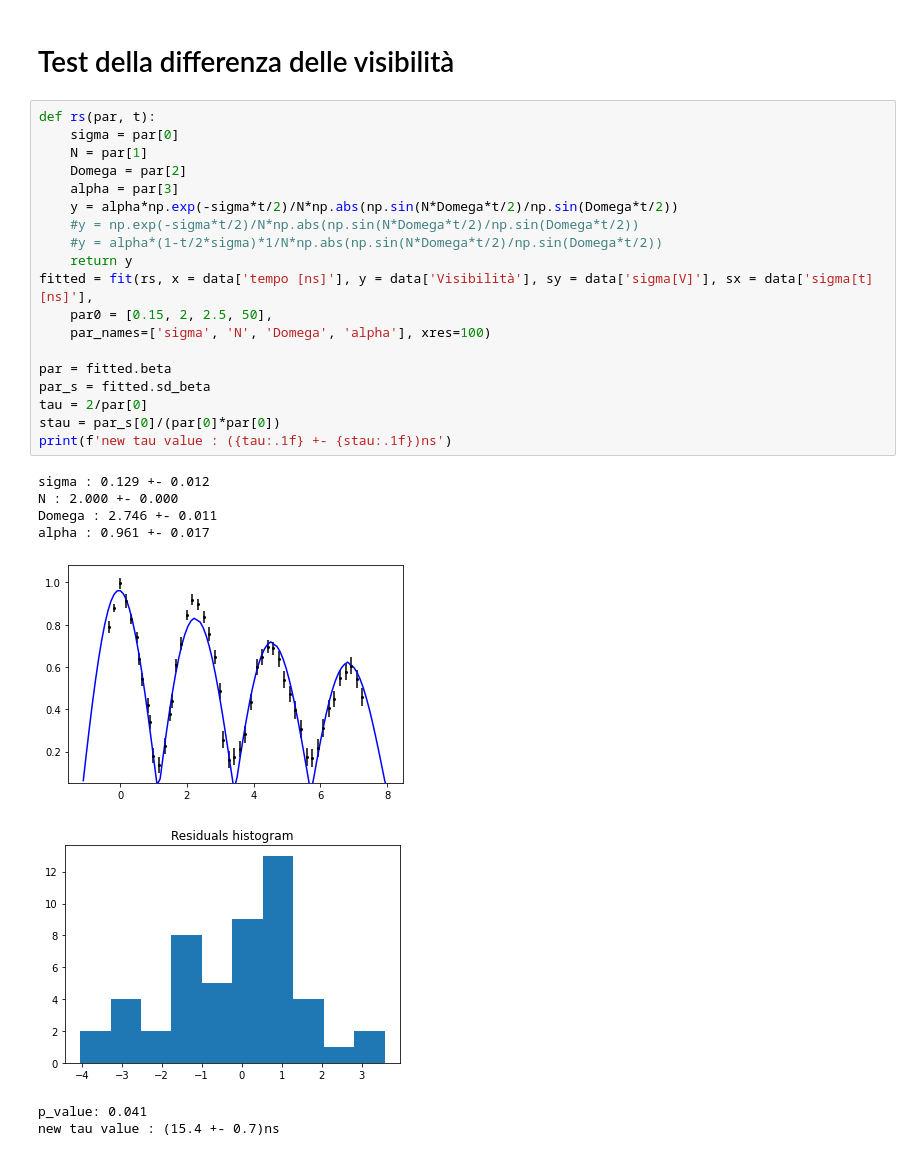
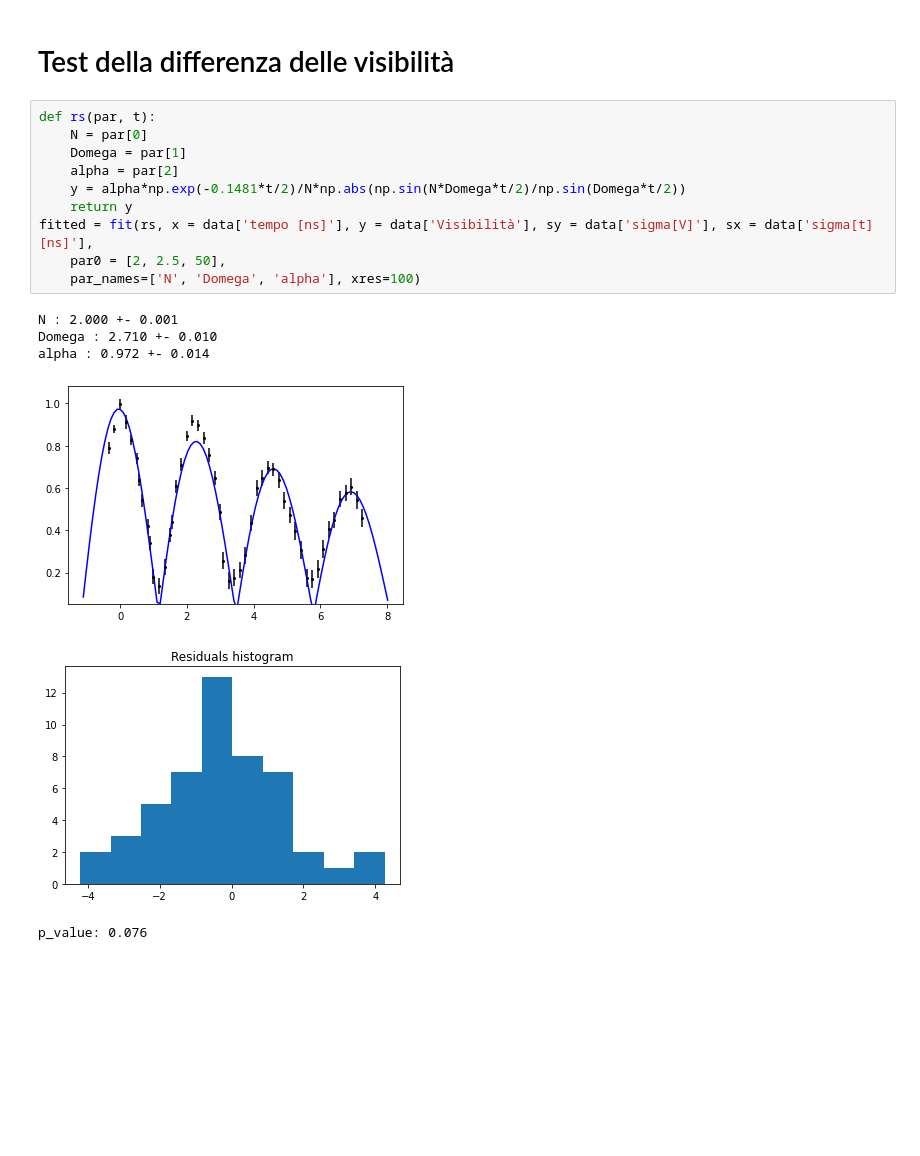
Before and after one commit to Unoaccaso/lab_projects, a Jupyter notebook: interferometro_michelson.ipynb, the cells around one changed output. Drawn from its saved outputs; the diff is of its cells as text; blank space fills up the shorter version.

```diff
--- a/interferometro_michelson.ipynb
+++ b/interferometro_michelson.ipynb
@@ -204,29 +204,18 @@ p_value: 0.000
 # Test della differenza delle visibilità
 # %%
 def rs(par, t):
-    sigma = par[0]
-    N = par[1]
-    Domega = par[2]
-    alpha = par[3]
-    y = alpha*np.exp(-sigma*t/2)/N*np.abs(np.sin(N*Domega*t/2)/np.sin(Domega*t/2))
-    #y = np.exp(-sigma*t/2)/N*np.abs(np.sin(N*Domega*t/2)/np.sin(Domega*t/2))
-    #y = alpha*(1-t/2*sigma)*1/N*np.abs(np.sin(N*Domega*t/2)/np.sin(Domega*t/2))
+    N = par[0]
+    Domega = par[1]
+    alpha = par[2]
+    y = alpha*np.exp(-0.1481*t/2)/N*np.abs(np.sin(N*Domega*t/2)/np.sin(Domega*t/2))
     return y
 fitted = fit(rs, x = data['tempo [ns]'], y = data['Visibilità'], sy = data['sigma[V]'], sx = data['sigma[t] [ns]'],
-    par0 = [0.15, 2, 2.5, 50],
-    par_names=['sigma', 'N', 'Domega', 'alpha'], xres=100)
-
-par = fitted.beta
-par_s = fitted.sd_beta
-tau = 2/par[0]
-stau = par_s[0]/(par[0]*par[0])
-print(f'new tau value : ({tau:.1f} +- {stau:.1f})ns')
+    par0 = [2, 2.5, 50],
+    par_names=['N', 'Domega', 'alpha'], xres=100)
 # %% [output]
-sigma : 0.129 +- 0.012
-N : 2.000 +- 0.000
-Domega : 2.746 +- 0.011
-alpha : 0.961 +- 0.017
+N : 2.000 +- 0.001
+Domega : 2.710 +- 0.010
+alpha : 0.972 +- 0.014
-[figure, old version]
+[figure, new version]
-[figure, old version]
+[figure, new version]
-p_value: 0.041
-new tau value : (15.4 +- 0.7)ns
+p_value: 0.076
```
